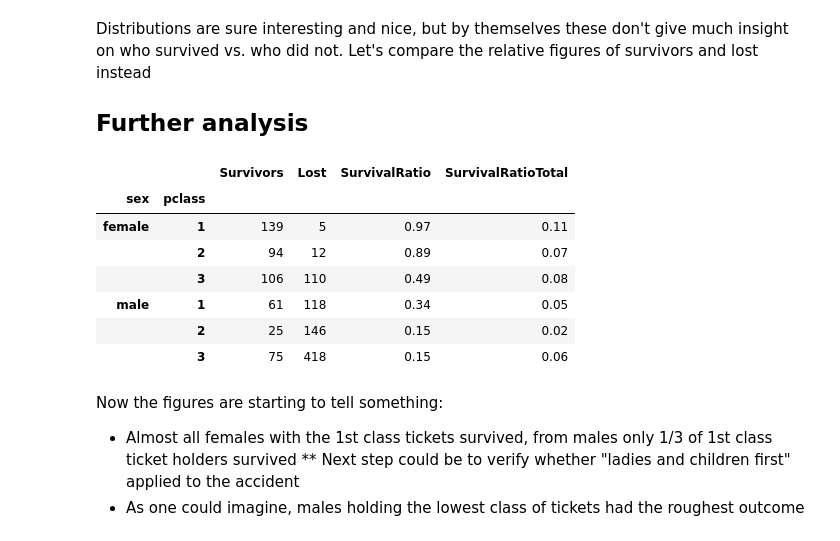
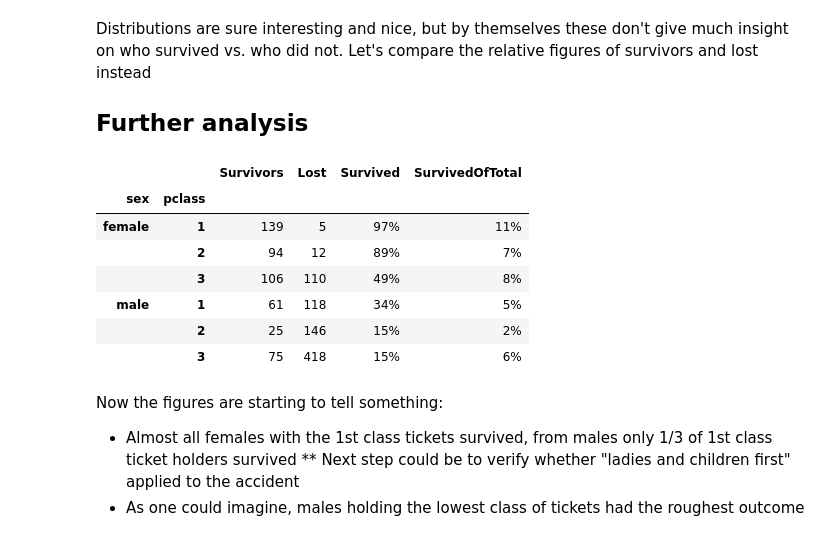
Before and after one commit to lauripe/data-analytics, a Jupyter notebook: src/assignment1/titanic.ipynb, the cells around one changed output. Saved outputs shown, nothing was run; the diff lists cells and outputs as text; code cells hidden in the pictures.

Commit message:
Formatting

```diff
--- a/src/assignment1/titanic.ipynb
+++ b/src/assignment1/titanic.ipynb
@@ -42,22 +42,22 @@ Let's compare the relative figures of survivors and lost instead
 # %%
 n = len(df.index)
 
 df.groupby(['sex','pclass']).agg(
     # Using lambda functions within agg provides sql-esque approach to calculating multiple measures over a common group
     Survivors=('survived', lambda x: x.sum())
     , Lost=('survived', lambda x: x.count() - x.sum())
-    , SurvivalRatio=('survived', lambda x: round(x.sum()/x.count(),2))   # Survivor ratio within the aggregate group
-    , SurvivalRatioTotal=('survived', lambda x: round(x.sum()/n,2))         # Survivor ratio within entire population
-    )
+    , Survived=('survived', lambda x: round(x.sum()/x.count(),2))   # Survivor ratio within the aggregate group
+    , SurvivedOfTotal=('survived', lambda x: round(x.sum()/n,2))         # Survivor ratio within entire population
+    ).style.format({'Survived' : '{:.0%}', 'SurvivedOfTotal' : '{:.0%}'})
 # %% [output]
-|  |  | Survivors | Lost | SurvivalRatio | SurvivalRatioTotal |
+|  |  | Survivors | Lost | Survived | SurvivedOfTotal |
 | sex | pclass |  |  |  |  |
-| female | 1 | 139 | 5 | 0.97 | 0.11 |
-|  | 2 | 94 | 12 | 0.89 | 0.07 |
-|  | 3 | 106 | 110 | 0.49 | 0.08 |
-| male | 1 | 61 | 118 | 0.34 | 0.05 |
-|  | 2 | 25 | 146 | 0.15 | 0.02 |
-|  | 3 | 75 | 418 | 0.15 | 0.06 |
+| female | 1 | 139 | 5 | 97% | 11% |
+|  | 2 | 94 | 12 | 89% | 7% |
+|  | 3 | 106 | 110 | 49% | 8% |
+| male | 1 | 61 | 118 | 34% | 5% |
+|  | 2 | 25 | 146 | 15% | 2% |
+|  | 3 | 75 | 418 | 15% | 6% |
 # %% [markdown]
 Now the figures are starting to tell something:
 * Almost all females with the 1st class tickets survived, from males only 1/3 of 1st class ticket holders survived
```
Also changed, not shown: parts of 2 cells of this notebook.
